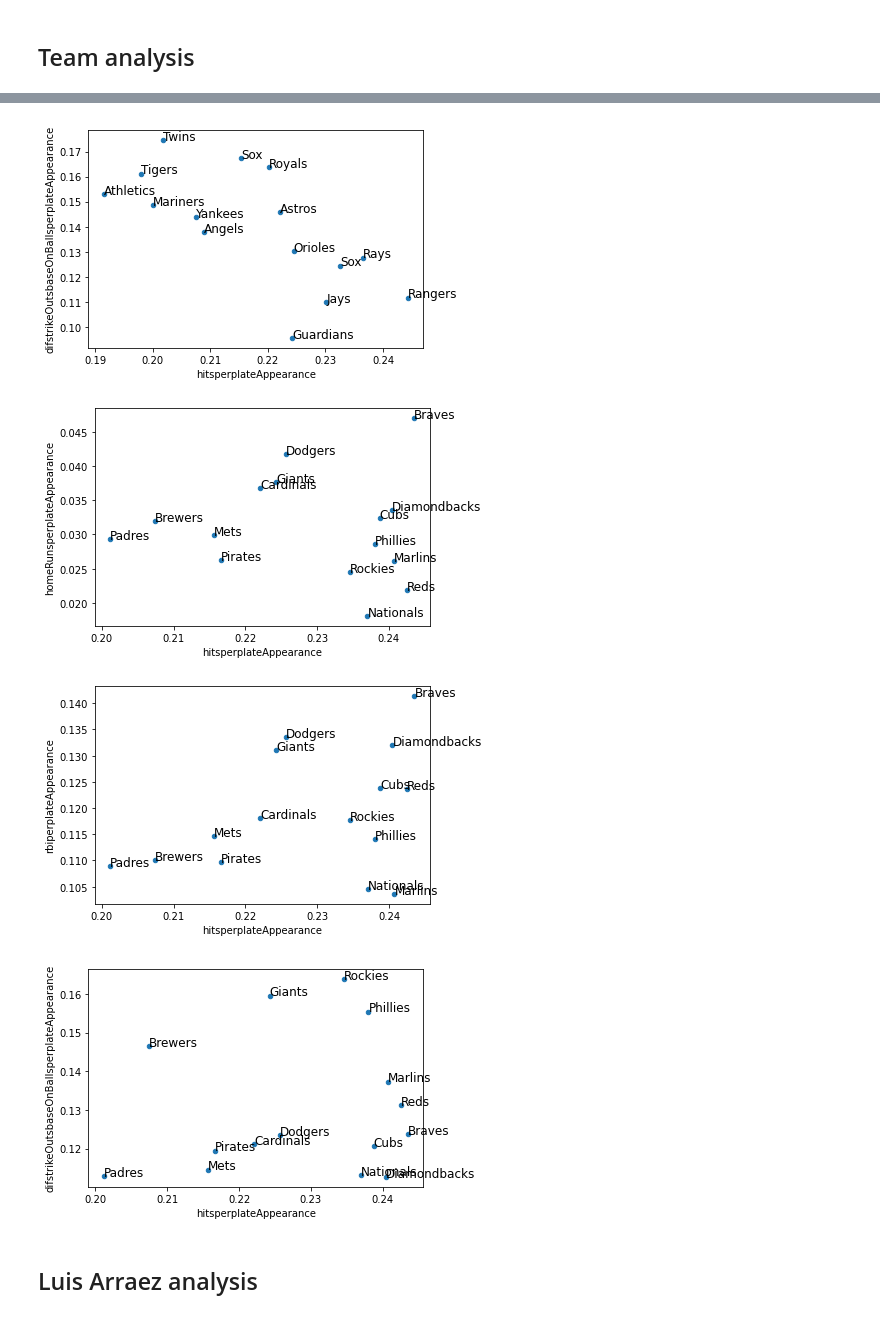
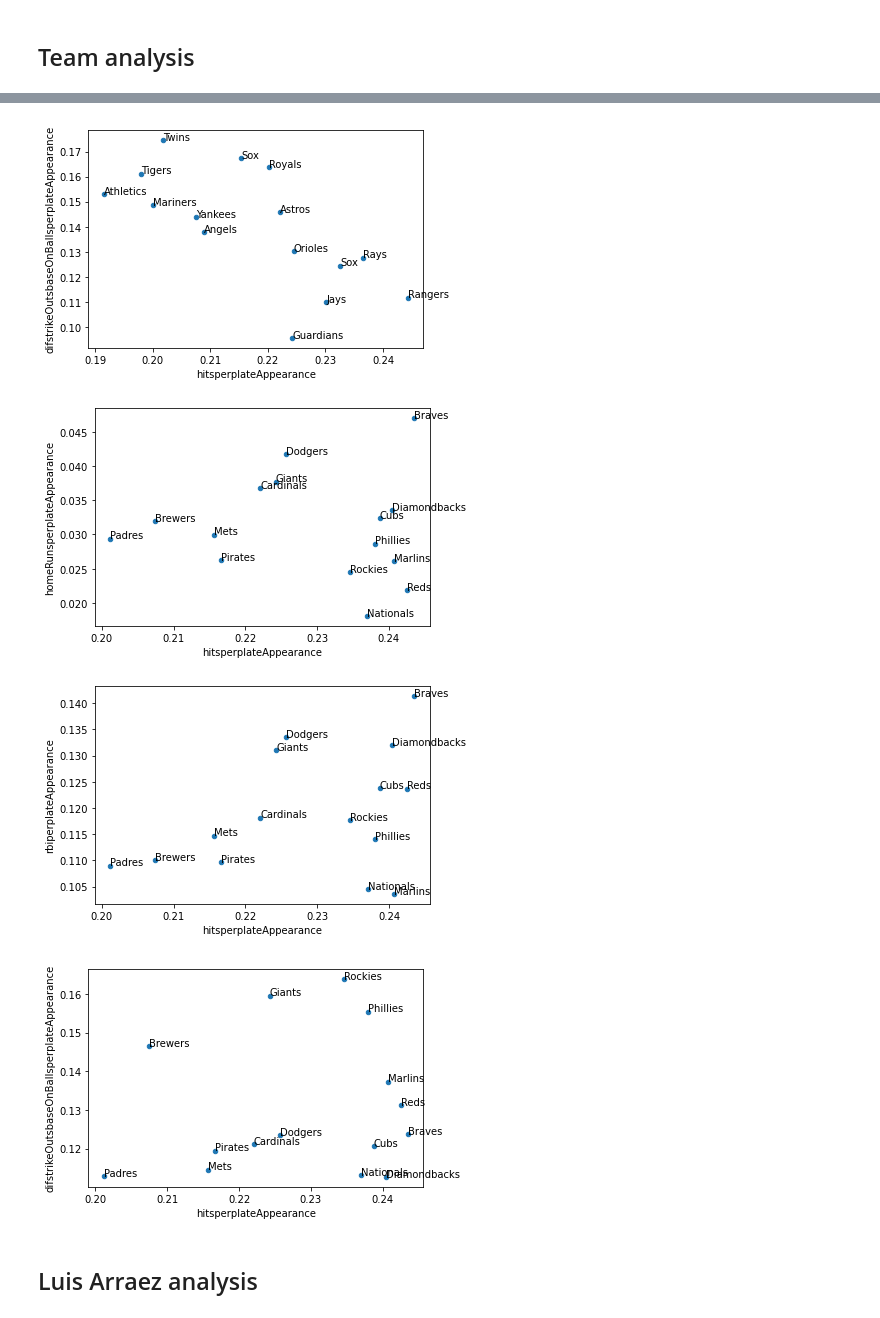
Before and after one commit to lbventura/mlb-airflow-data-pipeline, a Jupyter notebook: mlb_airflow_data_pipeline/statsapi_team_stats_notebook.ipynb, the cells around one changed output, grey strips where cells are left out. Drawn from its saved outputs; the diff is of its cells as text; code cells hidden in the pictures.

```diff
--- a/mlb_airflow_data_pipeline/statsapi_team_stats_notebook.ipynb
+++ b/mlb_airflow_data_pipeline/statsapi_team_stats_notebook.ipynb
@@ -13,0 +20,21 @@ Importing the data
+# %%
+def get_figure(df: pd.DataFrame, x_var: str, y_var : str):
+    fig, ax = plt.subplots()
+    (
+        df.plot(
+            ax=ax,  # type: ignore
+            kind="scatter",
+            x=x_var,
+            y=y_var,
+        )
+    )
+    for i, txt in enumerate(df.index.values):
+        ax.annotate(
+            txt.split(" ")[-1],
+            (
+                df[x_var].values[i],
+                df[y_var].values[i],
+            ),  # type: ignore
+            fontsize=10,
+        )
+    return fig, ax
@@ -37,7 +66,7 @@ for league in todays_data.keys():
     plate_normalized_data_columns = player_information_features + plate_normalized_features
     plate_normalized_data[league] = todays_data[league][plate_normalized_data_columns]
 
-    team_averages_data[league] = plate_normalized_data[league].groupby("team_id").mean()
+    team_averages_data[league] = todays_data[league].groupby("team_id").mean()
     team_averages_data[league]["team_name"] = None
 
     team_id_name = team_id_name_correspondence(league)
@@ -69,22 +128,5 @@ y_var = "homeRunsperplateAppearance"
 for league, df in team_averages_data.items():
     team_averages = df
     for y_var in ["homeRunsperplateAppearance", "rbiperplateAppearance", "difstrikeOutsbaseOnBallsperplateAppearance"]:
-        fig, ax = plt.subplots()
-        (
-            team_averages.plot(
-                ax=ax,  # type: ignore
-                kind="scatter",
-                x=x_var,
-                y=y_var,
-            )
-        )
-        for i, txt in enumerate(team_averages.index.values):
-            ax.annotate(
-                txt.split(" ")[-1],
-                (
-                    team_averages[x_var].values[i],
-                    team_averages[y_var].values[i],
-                ),  # type: ignore
-                fontsize=12,
-            )
+        get_figure(team_averages, x_var, y_var)
 # %% [output]
@@ -93,6 +135,6 @@ for league, df in team_averages_data.items():
-[figure, old version]
+[figure, new version]
-[figure, old version]
+[figure, new version]
-[figure, old version]
+[figure, new version]
-[figure, old version]
+[figure, new version]
 # %% [markdown]
 ## Luis Arraez analysis
```
Also changed, not shown: parts of 16 cells of this notebook, 1 other file.
